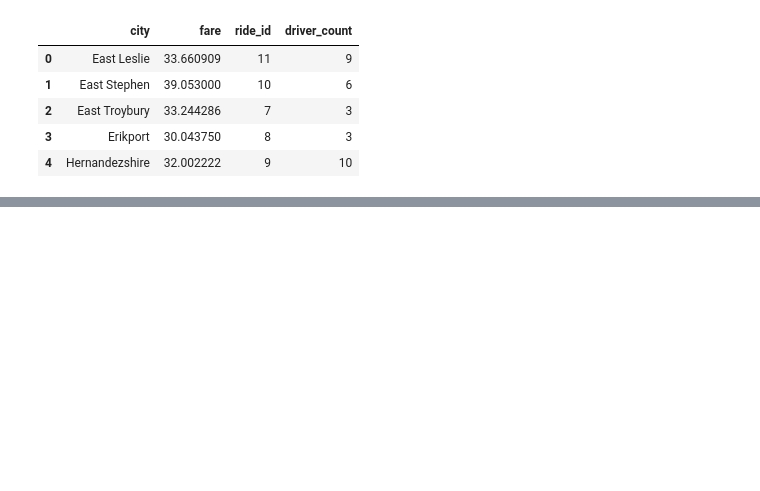
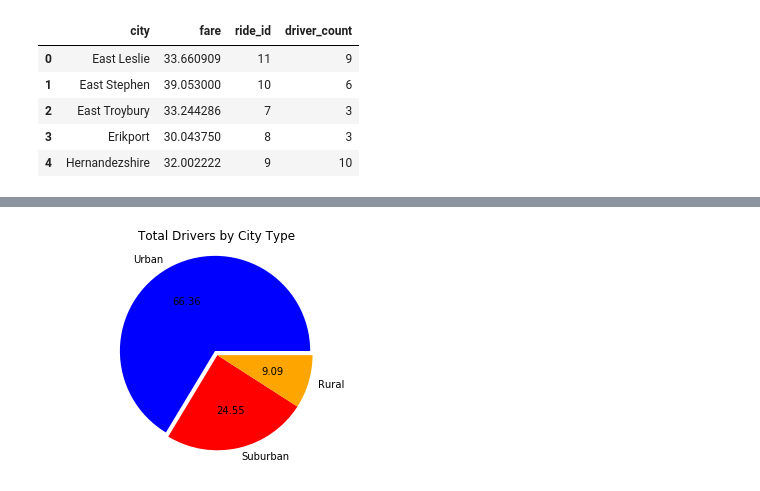
Before and after one commit to tullyvelte/RideSharingDataPlots, a Jupyter notebook: PyberPlots2.ipynb, the cells around one changed output, grey strips where cells are left out. Saved outputs shown, nothing was run; the diff lists cells and outputs as text; code cells hidden in the pictures; blank space fills up the shorter version.

```diff
--- a/PyberPlots2.ipynb
+++ b/PyberPlots2.ipynb
@@ -198,0 +221,25 @@ plt.show()
+# %%
+## % Total Drivers by City Type
+
+urban_drivers_total = urban_data['driver_count'].max()
+# print(urban_fares_total)
+suburban_drivers_total = suburban_data['driver_count'].max()
+# print(suburban_fares_total)
+rural_drivers_total = rural_data['driver_count'].max()
+# print(rural_fares_total)
+
+
+city_type_drivers = ["Urban", "Suburban", "Rural"]
+city_rides_drivers = [urban_drivers_total, suburban_drivers_total, rural_drivers_total]
+
+colors = ["Blue", "Red", "Orange"]
+explode = [0.05, 0, 0]
+
+plt.pie(city_rides_drivers, explode=explode, labels=city_type_fare, colors=colors, autopct='%.2f')
+
+plt.axis("equal")
+#plt.savefig("PyPies.png")
+plt.title("Total Drivers by City Type")
+plt.show()
+# %% [output]
+[figure, added]
```
Also changed, not shown: parts of 4 cells of this notebook.
